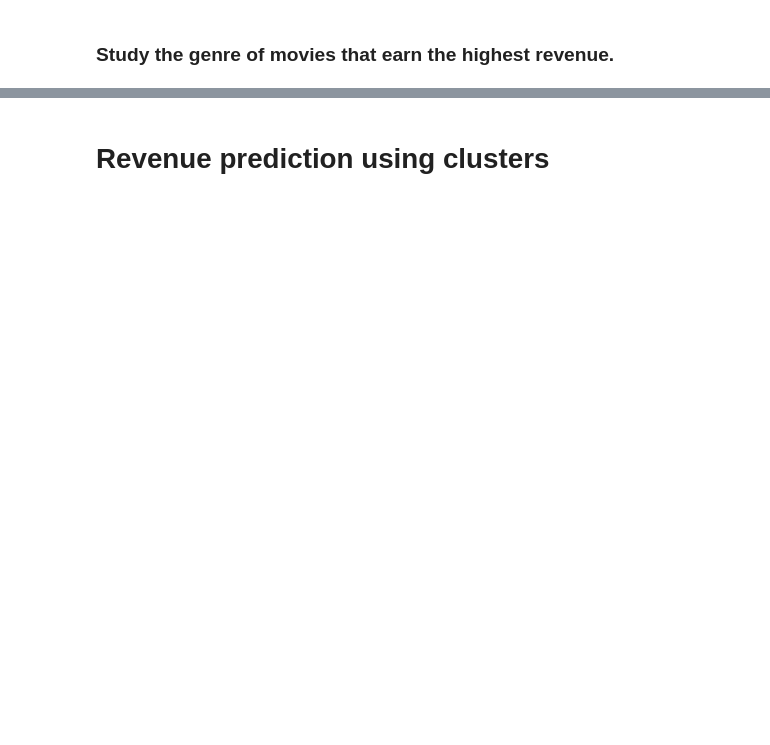
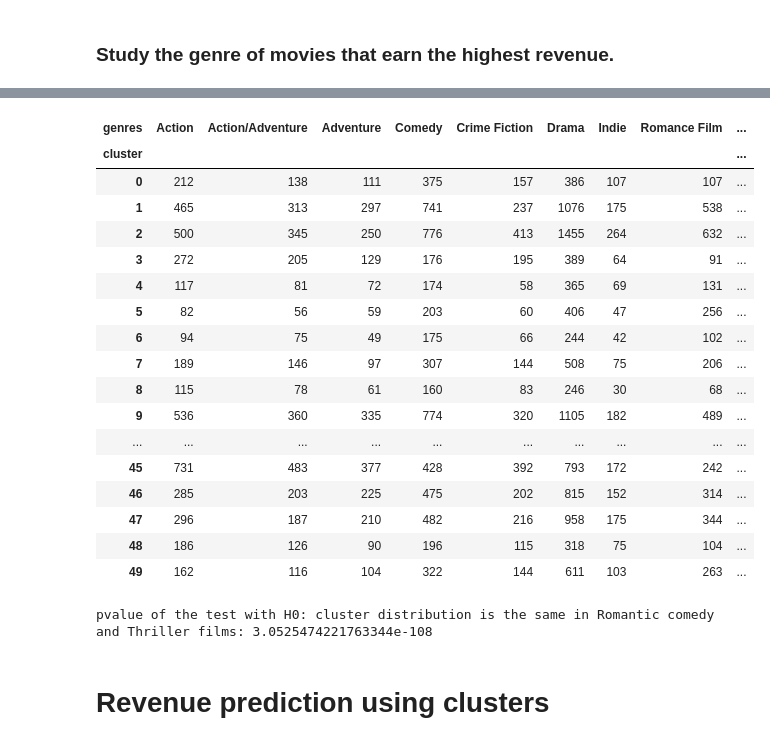
Before and after one commit to epfl-ada/ada-2023-project-perrysplatypuses, a Jupyter notebook: milestone_p2.ipynb, the cells around one changed output, grey strips where cells are left out. Drawn from its saved outputs; the diff is of its cells as text; code cells hidden in the pictures; blank space fills up the shorter version.

Commit message:
genre cluster correlation

```diff
--- a/milestone_p2.ipynb
+++ b/milestone_p2.ipynb
@@ -334,0 +486,5 @@ plt.xticks(rotation=45, ha='right')  # Rotate the actor names for better readabi
+# %%
+characters_and_movies_with_genres = characters.merge(movies, how='left', on='wiki_id')
+characters_and_movies_with_genres = characters_and_movies_with_genres[characters_and_movies_with_genres['genres'].notna()]
+characters_and_movies_with_genres = characters_and_movies_with_genres[['wiki_id', 'title', 'character', 'cluster', 'genres']]
+characters_and_movies_with_genres.sample(5)
@@ -334,0 +498,4 @@ plt.xticks(rotation=45, ha='right')  # Rotate the actor names for better readabi
+# %%
+characters_and_movies_with_genres = characters_and_movies_with_genres.explode('genres')
+characters_and_movies_with_genres = characters_and_movies_with_genres[characters_and_movies_with_genres['genres'].isin(top_genres)]
+characters_and_movies_with_genres.sample(5)
@@ -335,2 +509,33 @@ plt.xticks(rotation=45, ha='right')  # Rotate the actor names for better readabi
+# %%
+cluster_genre_table = characters_and_movies_with_genres[['cluster', 'genres']].groupby(['cluster', 'genres']).size().reset_index()
+cluster_genre_table = cluster_genre_table.pivot(index='cluster', columns='genres', values=0)
+cluster_genre_table
+# %% [output]
+| genres | Action | Action/Adventure | Adventure | Comedy | Crime Fiction | Drama | Indie | Romance Film | ... |
+| cluster |  |  |  |  |  |  |  |  | ... |
+| 0 | 212 | 138 | 111 | 375 | 157 | 386 | 107 | 107 | ... |
+| 1 | 465 | 313 | 297 | 741 | 237 | 1076 | 175 | 538 | ... |
+| 2 | 500 | 345 | 250 | 776 | 413 | 1455 | 264 | 632 | ... |
+| 3 | 272 | 205 | 129 | 176 | 195 | 389 | 64 | 91 | ... |
+| 4 | 117 | 81 | 72 | 174 | 58 | 365 | 69 | 131 | ... |
+| 5 | 82 | 56 | 59 | 203 | 60 | 406 | 47 | 256 | ... |
+| 6 | 94 | 75 | 49 | 175 | 66 | 244 | 42 | 102 | ... |
+| 7 | 189 | 146 | 97 | 307 | 144 | 508 | 75 | 206 | ... |
+| 8 | 115 | 78 | 61 | 160 | 83 | 246 | 30 | 68 | ... |
+| 9 | 536 | 360 | 335 | 774 | 320 | 1105 | 182 | 489 | ... |
+| ... | ... | ... | ... | ... | ... | ... | ... | ... | ... |
+| 45 | 731 | 483 | 377 | 428 | 392 | 793 | 172 | 242 | ... |
+| 46 | 285 | 203 | 225 | 475 | 202 | 815 | 152 | 314 | ... |
+| 47 | 296 | 187 | 210 | 482 | 216 | 958 | 175 | 344 | ... |
+| 48 | 186 | 126 | 90 | 196 | 115 | 318 | 75 | 104 | ... |
+| 49 | 162 | 116 | 104 | 322 | 144 | 611 | 103 | 263 | ... |
+# %%
+from scipy.stats import chi2_contingency
+
+table = cluster_genre_table[['Romantic comedy', 'Thriller']].values
+res = chi2_contingency(table)
+print(f'pvalue of the test with H0: cluster distribution is the same in Romantic comedy	and Thriller films: {res[1]}')
+# %% [output]
+pvalue of the test with H0: cluster distribution is the same in Romantic comedy and Thriller films: 3.0525474221763344e-108
 # %% [markdown]
 # Revenue prediction using clusters
```
Also changed, not shown: parts of 27 cells of this notebook.
